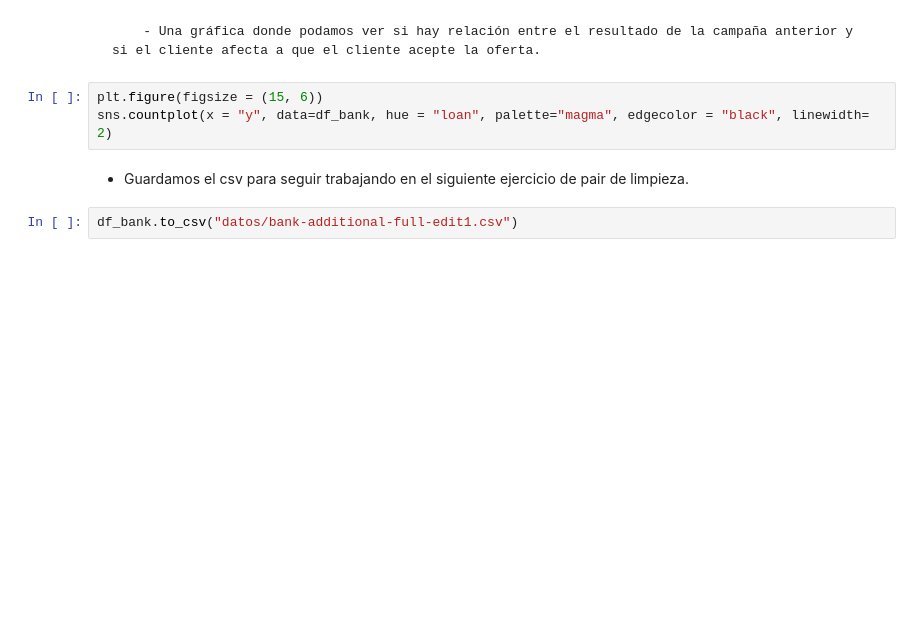
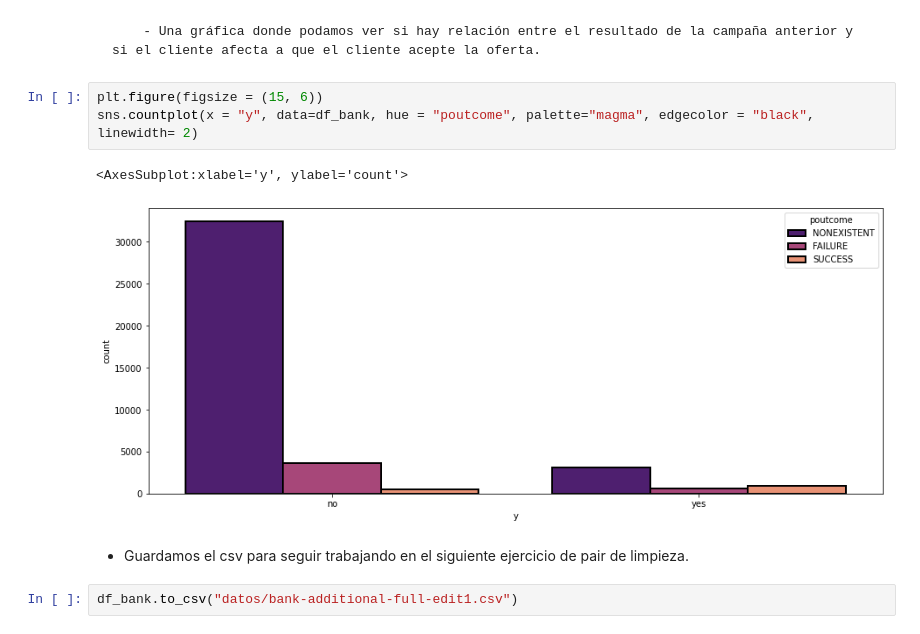
Before and after one commit to Adalab/promo_d_da_modulo2_sprint2_Silvia_Paula, a Jupyter notebook: Limpieza-I.ipynb, the cells around one changed output. Drawn from its saved outputs; the diff is of its cells as text; blank space fills up the shorter version.

```diff
--- a/Limpieza-I.ipynb
+++ b/Limpieza-I.ipynb
@@ -263,7 +267,10 @@ sns.countplot(x = "pdays", data=df_bank, hue = "y", palette="magma", edgecolor =
         - Una gráfica donde podamos ver si hay relación entre el resultado de la campaña anterior y si el cliente afecta a que el cliente acepte la oferta.
 # %%
 plt.figure(figsize = (15, 6))
-sns.countplot(x = "y", data=df_bank, hue = "loan", palette="magma", edgecolor = "black", linewidth= 2)
+sns.countplot(x = "y", data=df_bank, hue = "poutcome", palette="magma", edgecolor = "black", linewidth= 2)
+# %% [output]
+<AxesSubplot:xlabel='y', ylabel='count'>
+[figure, added]
 # %% [markdown]
 - Guardamos el csv para seguir trabajando en el siguiente ejercicio de pair de limpieza.
 # %%
```
Also changed, not shown: parts of 7 cells of this notebook, 4 other files.
